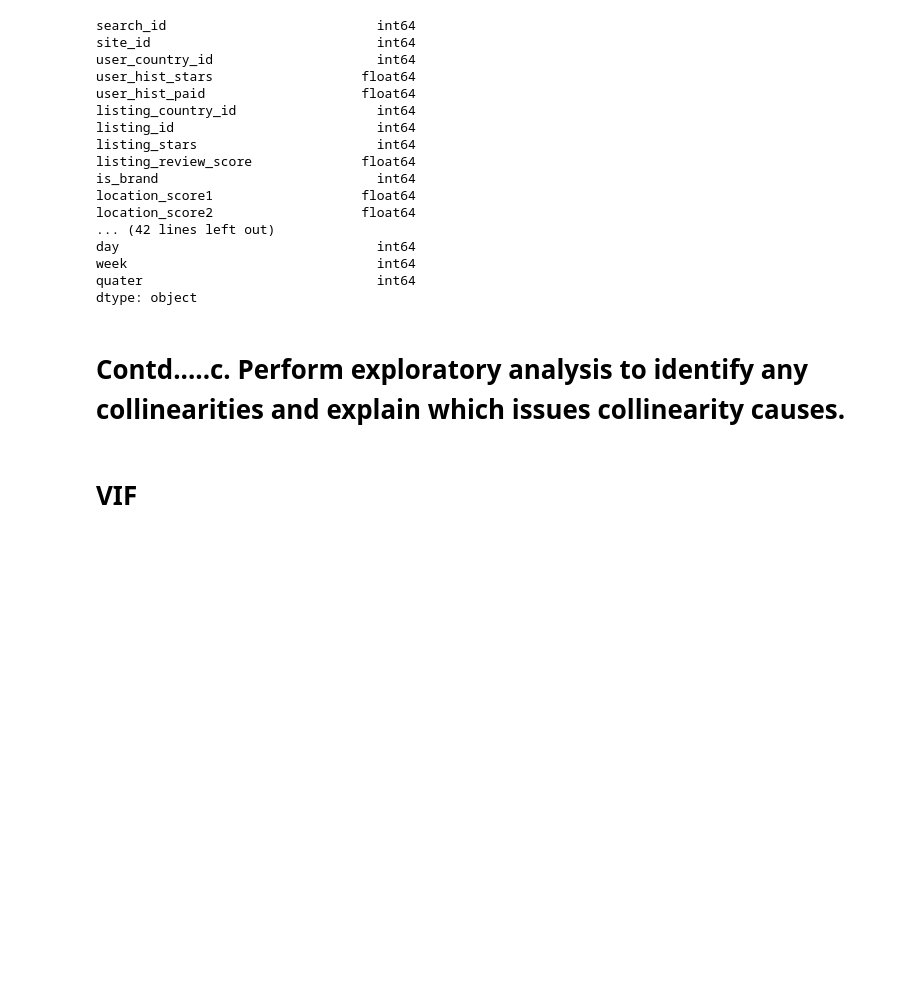
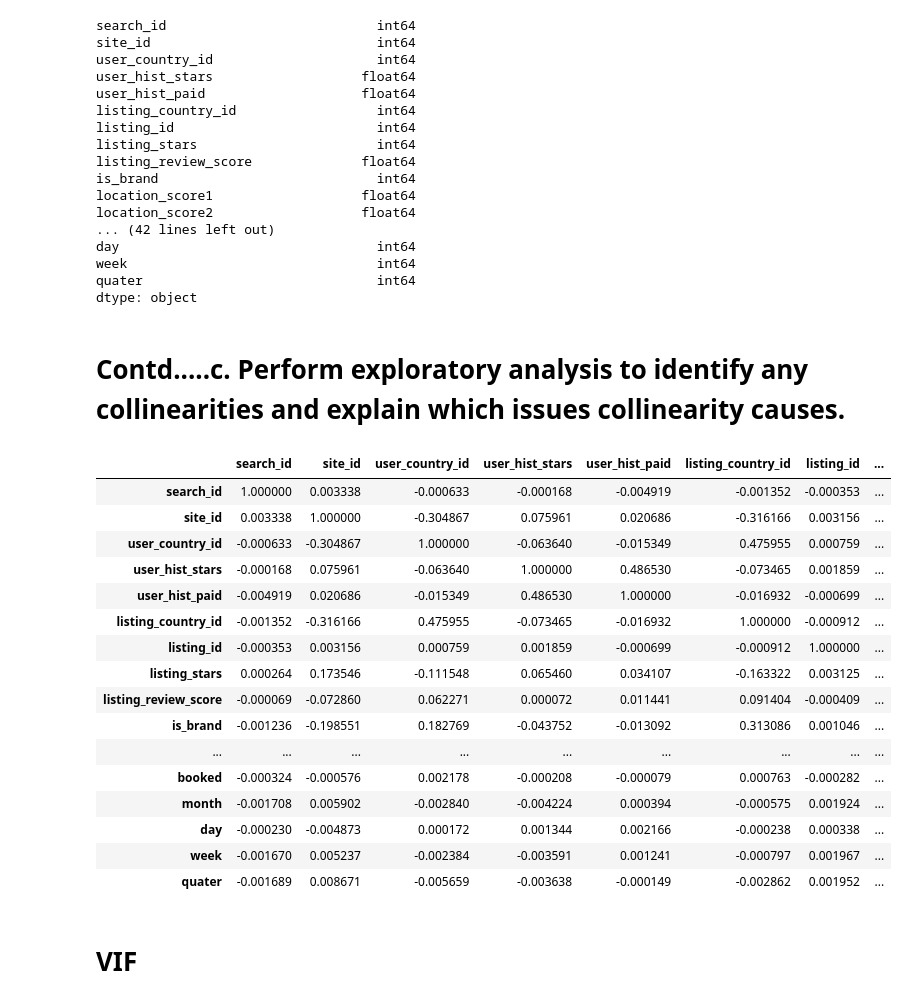
Before and after one commit to sourovsahoo/OTA-MLproject, a Jupyter notebook: OTA_review1.ipynb, the cells around one changed output. Cells and saved outputs as stored; diff of their text form; code cells hidden in the pictures; blank space fills up the shorter version.

```diff
--- a/OTA_review1.ipynb
+++ b/OTA_review1.ipynb
@@ -590,6 +603,28 @@ quater                              int64
 dtype: object
 # %% [markdown]
 # Contd.....c. Perform exploratory analysis to identify any collinearities and explain which issues collinearity causes.
+# %%
+df.corr()#We can manually delete the collinear feature.
+
+#But I have implemented the VIF technique to remove multicollinearity.
+# %% [output]
+|  | search_id | site_id | user_country_id | user_hist_stars | user_hist_paid | listing_country_id | listing_id | ... |
+| search_id | 1.000000 | 0.003338 | -0.000633 | -0.000168 | -0.004919 | -0.001352 | -0.000353 | ... |
+| site_id | 0.003338 | 1.000000 | -0.304867 | 0.075961 | 0.020686 | -0.316166 | 0.003156 | ... |
+| user_country_id | -0.000633 | -0.304867 | 1.000000 | -0.063640 | -0.015349 | 0.475955 | 0.000759 | ... |
+| user_hist_stars | -0.000168 | 0.075961 | -0.063640 | 1.000000 | 0.486530 | -0.073465 | 0.001859 | ... |
+| user_hist_paid | -0.004919 | 0.020686 | -0.015349 | 0.486530 | 1.000000 | -0.016932 | -0.000699 | ... |
+| listing_country_id | -0.001352 | -0.316166 | 0.475955 | -0.073465 | -0.016932 | 1.000000 | -0.000912 | ... |
+| listing_id | -0.000353 | 0.003156 | 0.000759 | 0.001859 | -0.000699 | -0.000912 | 1.000000 | ... |
+| listing_stars | 0.000264 | 0.173546 | -0.111548 | 0.065460 | 0.034107 | -0.163322 | 0.003125 | ... |
+| listing_review_score | -0.000069 | -0.072860 | 0.062271 | 0.000072 | 0.011441 | 0.091404 | -0.000409 | ... |
+| is_brand | -0.001236 | -0.198551 | 0.182769 | -0.043752 | -0.013092 | 0.313086 | 0.001046 | ... |
+| ... | ... | ... | ... | ... | ... | ... | ... | ... |
+| booked | -0.000324 | -0.000576 | 0.002178 | -0.000208 | -0.000079 | 0.000763 | -0.000282 | ... |
+| month | -0.001708 | 0.005902 | -0.002840 | -0.004224 | 0.000394 | -0.000575 | 0.001924 | ... |
+| day | -0.000230 | -0.004873 | 0.000172 | 0.001344 | 0.002166 | -0.000238 | 0.000338 | ... |
+| week | -0.001670 | 0.005237 | -0.002384 | -0.003591 | 0.001241 | -0.000797 | 0.001967 | ... |
+| quater | -0.001689 | 0.008671 | -0.005659 | -0.003638 | -0.000149 | -0.002862 | 0.001952 | ... |
 # %% [markdown]
 # VIF
 # %%
```
Also changed, not shown: parts of 10 cells of this notebook.
